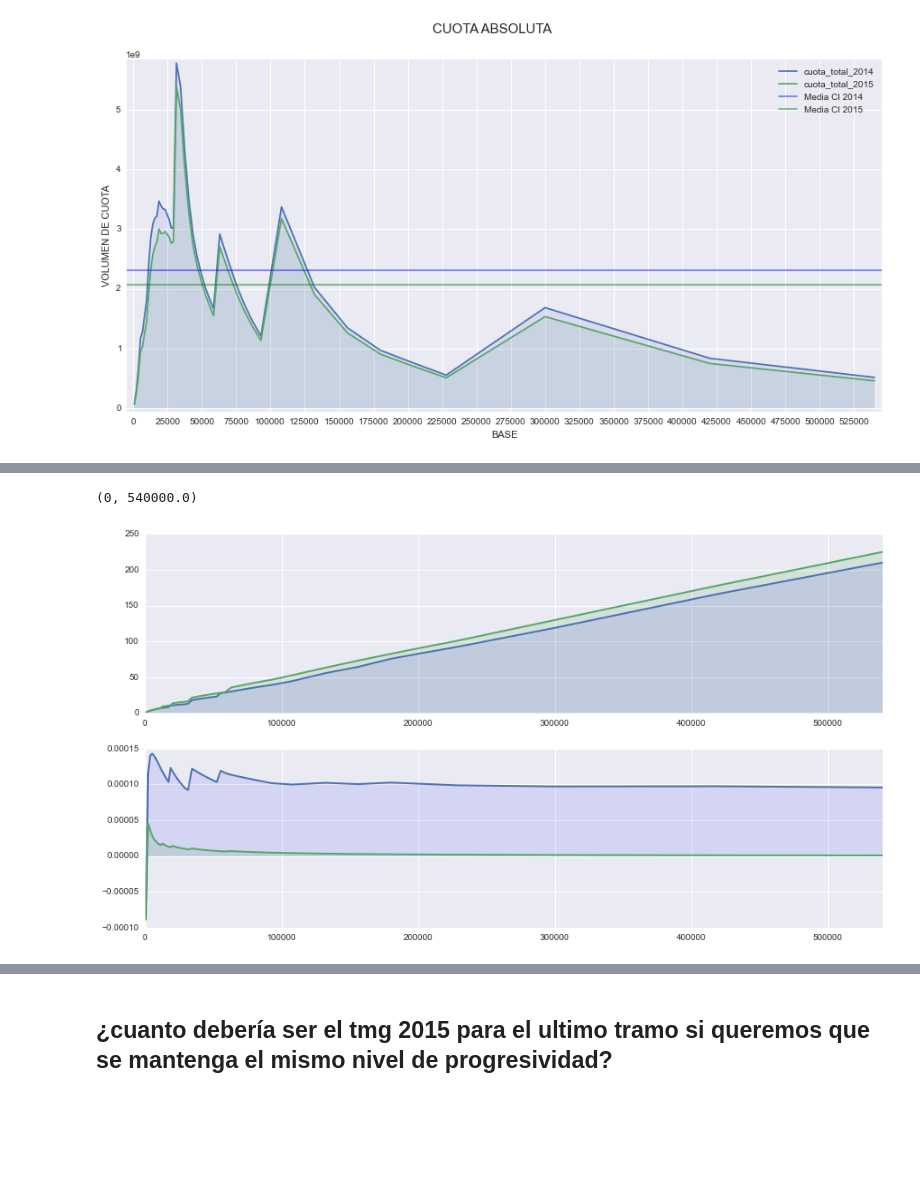
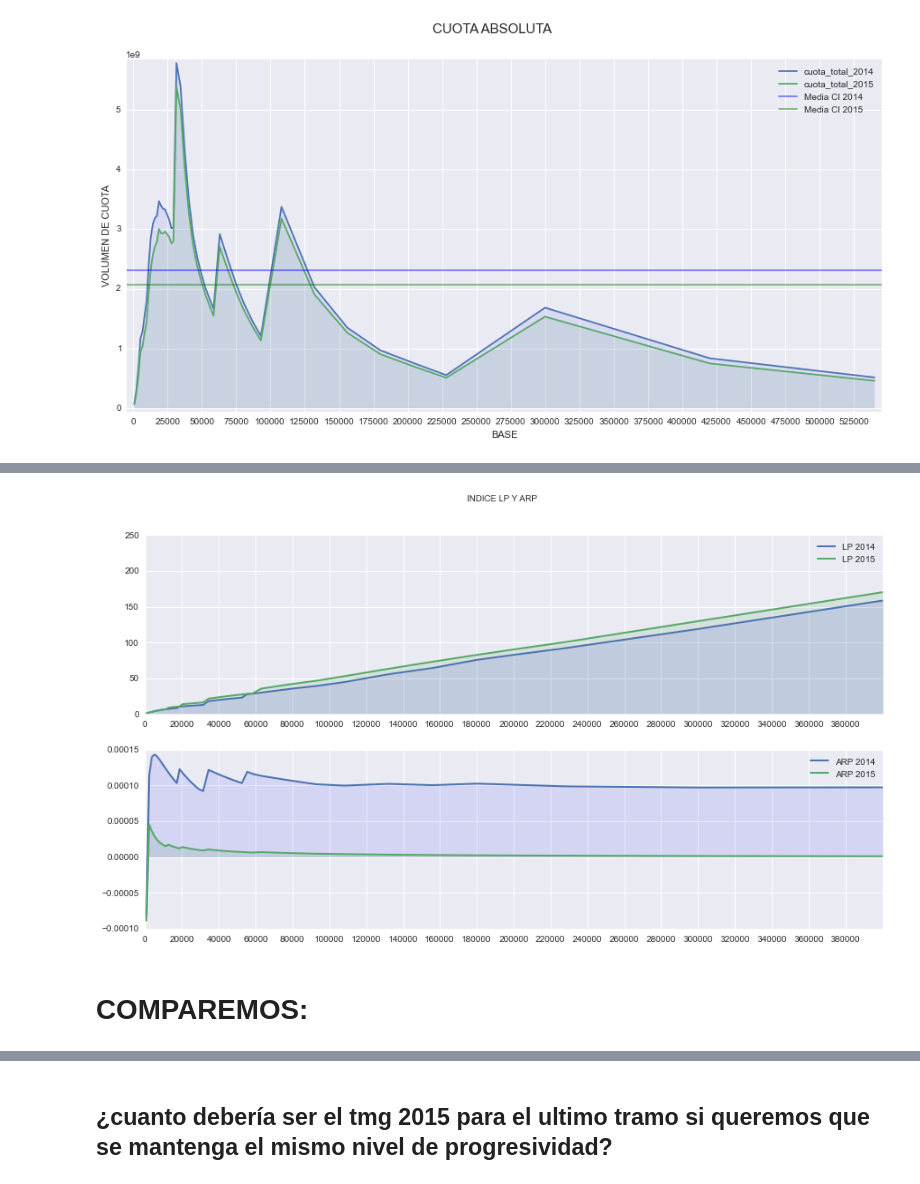
Before and after one commit to mmngreco/prog_local_irpf, a Jupyter notebook: prog_fiscal.ipynb, the cells around one changed output, grey strips where cells are left out. Drawn from its saved outputs; the diff is of its cells as text; code cells hidden in the pictures; blank space fills up the shorter version.

```diff
--- a/prog_fiscal.ipynb
+++ b/prog_fiscal.ipynb
@@ -829,21 +846,30 @@ for i in range(len(base_sim_pond)):
     lp_actual_pond.append(t_mg_ac_pond[i] / t_me_ac_pond[i])
     arp_actual_pond.append((t_mg_ac_pond[i] - t_me_ac_pond[i]) / base_sim[i])
 # %%
-plt.figure(figsize=(15,8), dpi=800)
+def graf_prog_recaudacion():
+    plt.figure(figsize=(15,8), dpi=800)
 
-plt.subplot(2,1,1)
-plt.plot(base_sim_pond, lp_actual_pond, linewidth=2)
-plt.plot(base_sim_pond, LP_2015_pond, linewidth=2)
-plt.fill_between(base_sim_pond, lp_actual_pond, 0, color="b", alpha=0.09)
-plt.fill_between(base_sim_pond, LP_2015_pond, 0, color="g", alpha=0.09)
-plt.xlim(0,max(base_sim_pond))
+    plt.subplot(2,1,1)
+    plt.plot(base_sim_pond, lp_actual_pond, linewidth=2, label="LP 2014")
+    plt.plot(base_sim_pond, LP_2015_pond, linewidth=2, label="LP 2015")
+    plt.fill_between(base_sim_pond, lp_actual_pond, 0, color="b", alpha=0.09)
+    plt.fill_between(base_sim_pond, LP_2015_pond, 0, color="g", alpha=0.09)
+    plt.xticks(np.arange(0, 400000, 20000))
+    plt.xlim(0,400000)
+    plt.legend()
 
-plt.subplot(2,1,2)
-plt.plot(base_sim_pond, arp_actual_pond, linewidth=2)
-plt.plot(base_sim_pond, ARP_2015_pond, linewidth=2)
-plt.fill_between(base_sim_pond, arp_actual_pond, 0, color="b", alpha=0.09)
-plt.fill_between(base_sim_pond, ARP_2015_pond, 0, color="g", alpha=0.09)
-plt.xlim(0,max(base_sim_pond))
+    plt.subplot(2,1,2)
+    plt.suptitle("INDICE LP Y ARP")
+    plt.plot(base_sim_pond, arp_actual_pond, linewidth=2, label="ARP 2014")
+    plt.plot(base_sim_pond, ARP_2015_pond, linewidth=2, label="ARP 2015")
+    plt.fill_between(base_sim_pond, arp_actual_pond, 0, color="b", alpha=0.09)
+    plt.fill_between(base_sim_pond, ARP_2015_pond, 0, color="g", alpha=0.09)
+    plt.xticks(np.arange(0, 400000, 20000))
+    plt.xlim(0,400000)
+    plt.legend()
+
+graf_prog_recaudacion()
 # %% [output]
-(0, 540000.0)
-[figure, old version]
+[figure, new version]
+# %% [markdown]
+# COMPAREMOS:
```
Also changed, not shown: parts of 10 cells of this notebook.
